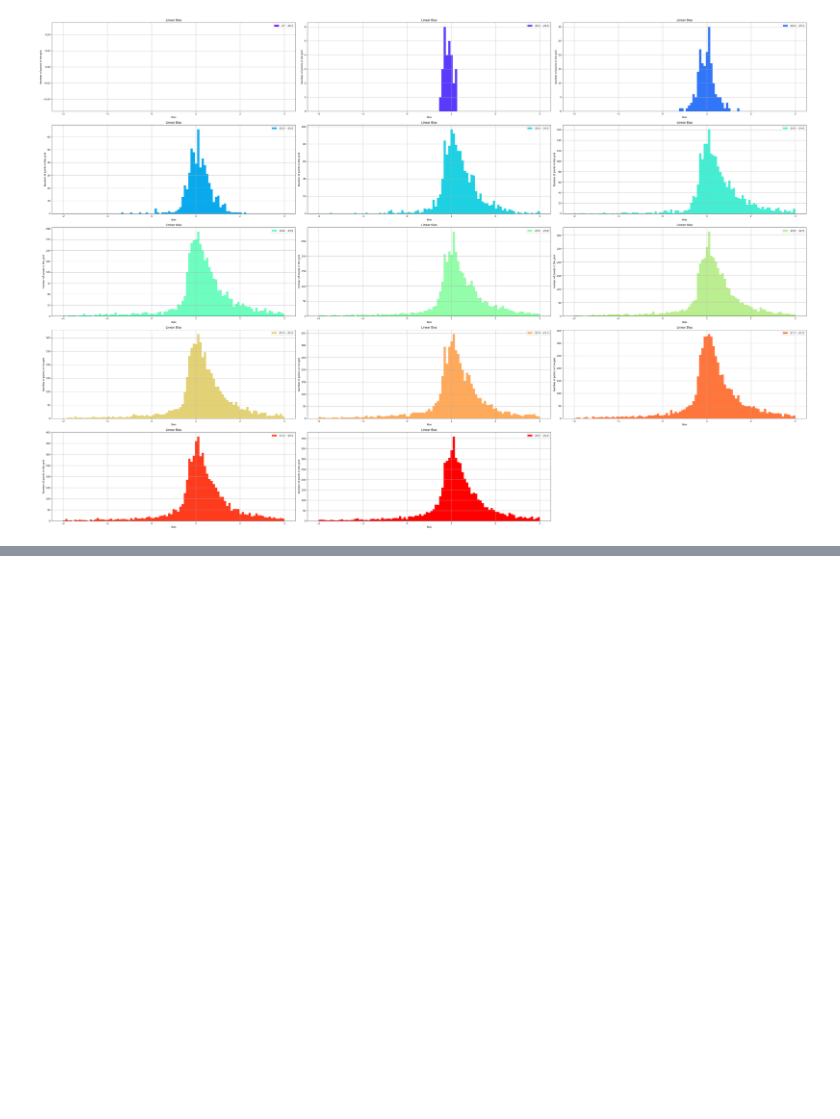
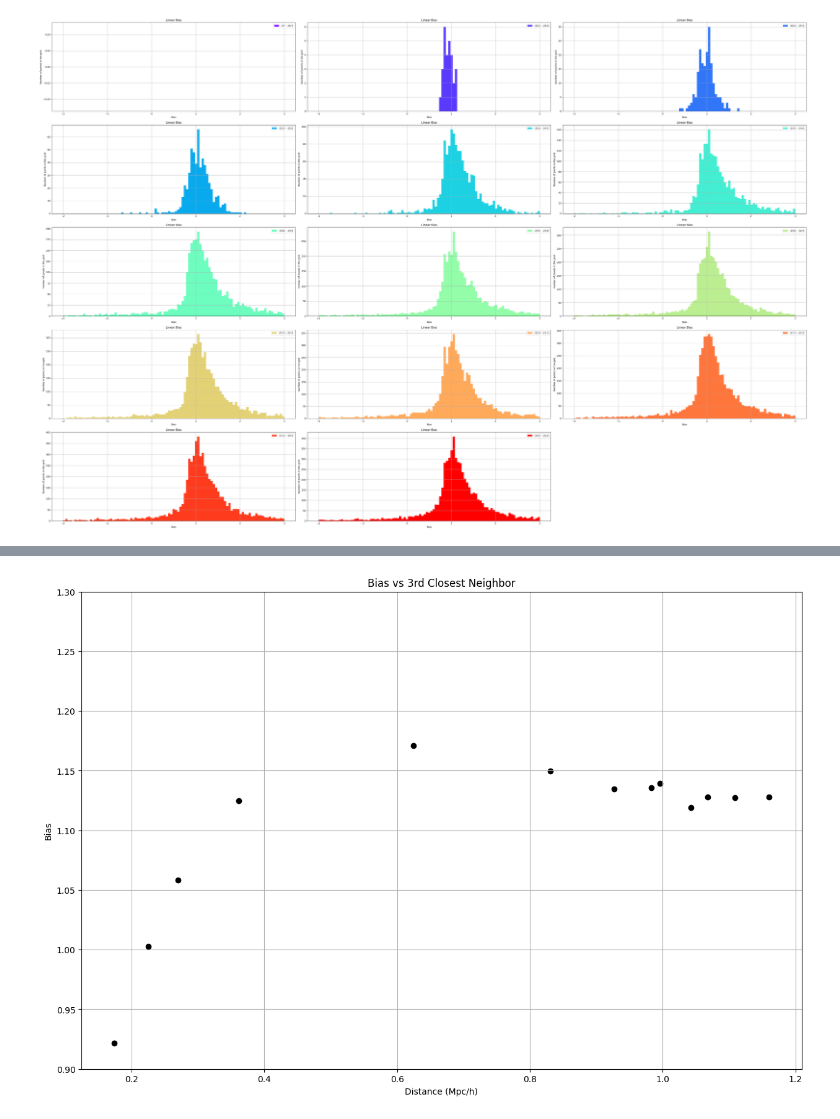
Before and after one commit to PADGE383/Peculiar_Velocities, a Jupyter notebook: Peculiar_Padgett.ipynb, the cells around one changed output, grey strips where cells are left out. Cells and saved outputs as stored; diff of their text form; code cells hidden in the pictures; blank space fills up the shorter version.

```diff
--- a/Peculiar_Padgett.ipynb
+++ b/Peculiar_Padgett.ipynb
@@ -386,0 +418,16 @@ plt.show()
+# %%
+color_list = cm.rainbow(np.linspace(0, 1, threesize))
+
+
+plt.figure(figsize=(15,10))
+for i in range(len(three_b_list)):
+    plt.scatter(np.median(three_dist_list[i]),np.median(three_b_list[i]),label=label_list[i],color='black')
+#plt.legend()
+plt.title('Bias vs 3rd Closest Neighbor')
+plt.xlabel('Distance (Mpc/h)')
+plt.ylabel('Bias')
+plt.ylim(.9,1.3)
+plt.grid()
+plt.show()
+# %% [output]
+[figure, added]
```
Also changed, not shown: parts of 9 cells of this notebook.
